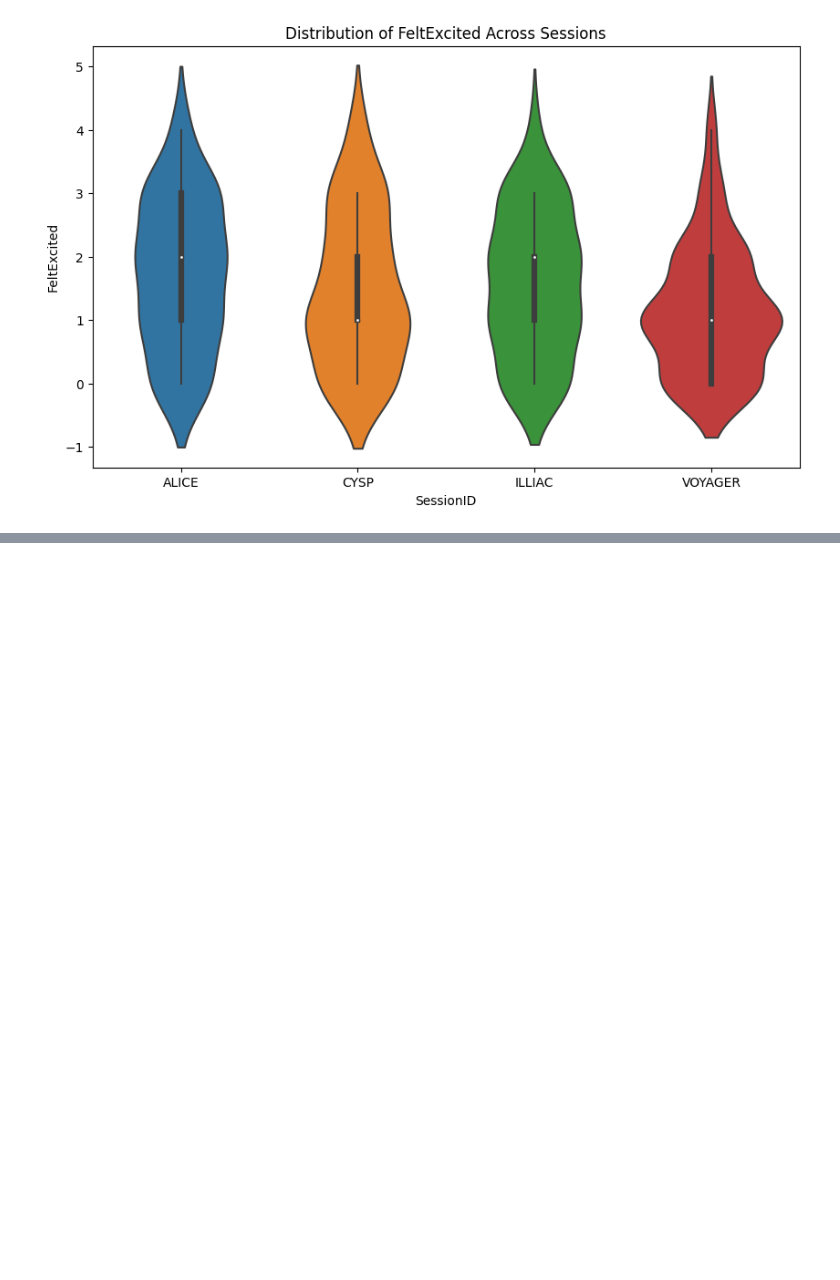
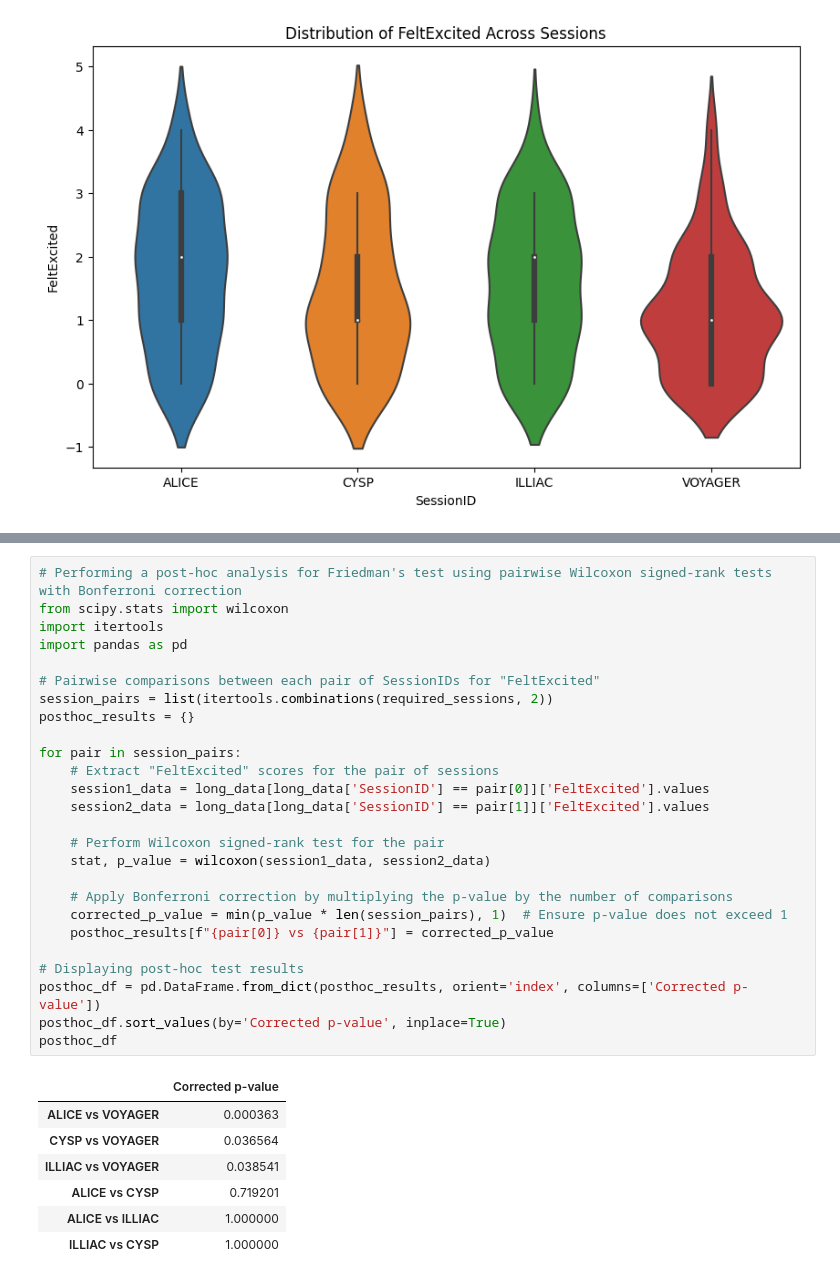
Before and after one commit to Elmir-Zeynalov/User-Studies, a Jupyter notebook: User-Studies-During.ipynb, the cells around one changed output, grey strips where cells are left out. Cells and saved outputs as stored; diff of their text form; blank space fills up the shorter version.

```diff
--- a/User-Studies-During.ipynb
+++ b/User-Studies-During.ipynb
@@ -96,0 +155,34 @@ plt.show()
+# %%
+# Performing a post-hoc analysis for Friedman's test using pairwise Wilcoxon signed-rank tests with Bonferroni correction
+from scipy.stats import wilcoxon
+import itertools
+import pandas as pd
+
+# Pairwise comparisons between each pair of SessionIDs for "FeltExcited"
+session_pairs = list(itertools.combinations(required_sessions, 2))
+posthoc_results = {}
+
+for pair in session_pairs:
+    # Extract "FeltExcited" scores for the pair of sessions
+    session1_data = long_data[long_data['SessionID'] == pair[0]]['FeltExcited'].values
+    session2_data = long_data[long_data['SessionID'] == pair[1]]['FeltExcited'].values
+
+    # Perform Wilcoxon signed-rank test for the pair
+    stat, p_value = wilcoxon(session1_data, session2_data)
+
+    # Apply Bonferroni correction by multiplying the p-value by the number of comparisons
+    corrected_p_value = min(p_value * len(session_pairs), 1)  # Ensure p-value does not exceed 1
+    posthoc_results[f"{pair[0]} vs {pair[1]}"] = corrected_p_value
+
+# Displaying post-hoc test results
+posthoc_df = pd.DataFrame.from_dict(posthoc_results, orient='index', columns=['Corrected p-value'])
+posthoc_df.sort_values(by='Corrected p-value', inplace=True)
+posthoc_df
+# %% [output]
+|  | Corrected p-value |
+| ALICE vs VOYAGER | 0.000363 |
+| CYSP vs VOYAGER | 0.036564 |
+| ILLIAC vs VOYAGER | 0.038541 |
+| ALICE vs CYSP | 0.719201 |
+| ALICE vs ILLIAC | 1.000000 |
+| ILLIAC vs CYSP | 1.000000 |
```
Also changed, not shown: parts of 4 cells of this notebook.
